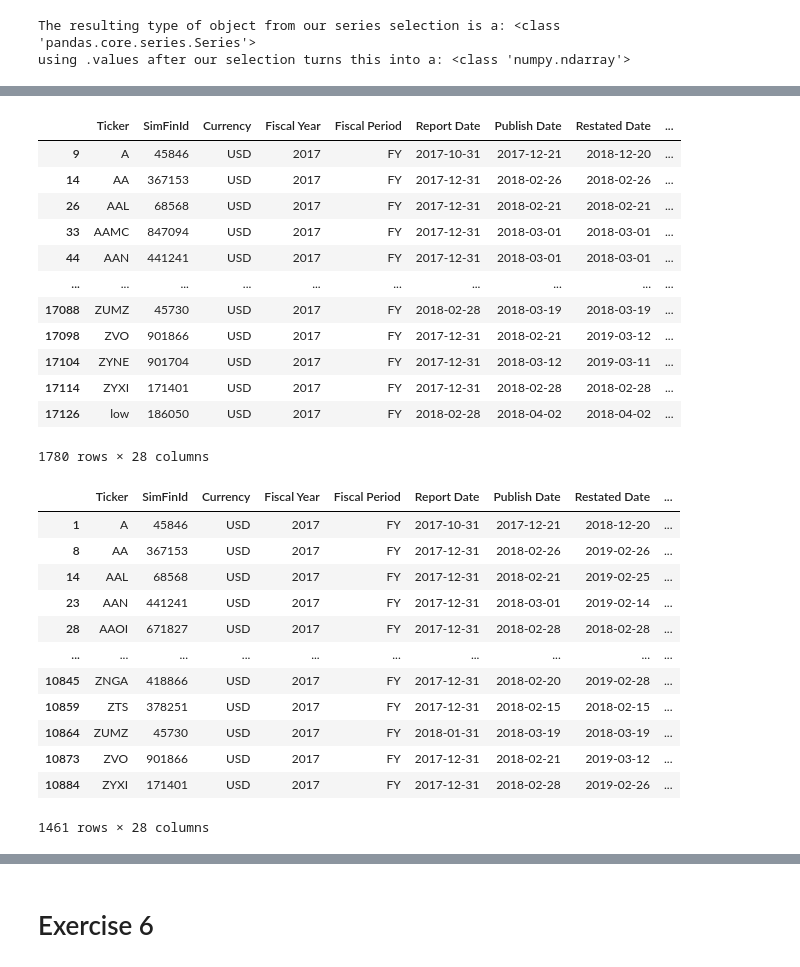
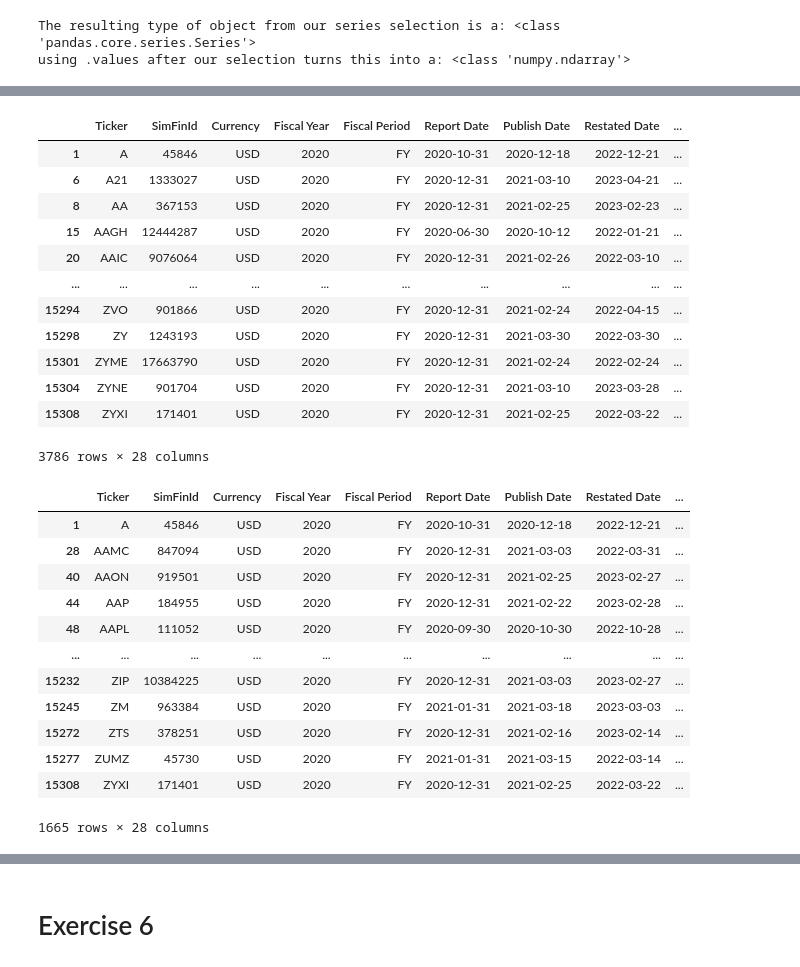
Before and after one commit to Damonlee92/Build_Your_Own_AI_Investor_2024, a Jupyter notebook: Chapter_3_Intro_to_Python_Solutions/Chapter 3 - Exercise 6 - Pandas Basics.ipynb, the cells around one changed output, grey strips where cells are left out. Saved outputs shown, nothing was run; the diff lists cells and outputs as text; code cells hidden in the pictures.

```diff
--- a/Chapter_3_Intro_to_Python_Solutions/Chapter 3 - Exercise 6 - Pandas Basics.ipynb
+++ b/Chapter_3_Intro_to_Python_Solutions/Chapter 3 - Exercise 6 - Pandas Basics.ipynb
@@ -203,42 +203,42 @@ Income_Data[IsIt2017]
 # %%
 # Or if we want to do this kind of filter in a single line:
-Income_Data[Income_Data['Fiscal Year'] == 2017]
+Income_Data[Income_Data['Fiscal Year'] == 2020]
 # Which is basically: 'I want the rows of Income_Data where the Income_Data Fiscal Year column is 2017.'
 # Notice there are only 1,726 rows instead of 15,125
 # %% [output]
 |  | Ticker | SimFinId | Currency | Fiscal Year | Fiscal Period | Report Date | Publish Date | Restated Date | ... |
-| 9 | A | 45846 | USD | 2017 | FY | 2017-10-31 | 2017-12-21 | 2018-12-20 | ... |
-| 14 | AA | 367153 | USD | 2017 | FY | 2017-12-31 | 2018-02-26 | 2018-02-26 | ... |
-| 26 | AAL | 68568 | USD | 2017 | FY | 2017-12-31 | 2018-02-21 | 2018-02-21 | ... |
-| 33 | AAMC | 847094 | USD | 2017 | FY | 2017-12-31 | 2018-03-01 | 2018-03-01 | ... |
-| 44 | AAN | 441241 | USD | 2017 | FY | 2017-12-31 | 2018-03-01 | 2018-03-01 | ... |
+| 1 | A | 45846 | USD | 2020 | FY | 2020-10-31 | 2020-12-18 | 2022-12-21 | ... |
+| 6 | A21 | 1333027 | USD | 2020 | FY | 2020-12-31 | 2021-03-10 | 2023-04-21 | ... |
+| 8 | AA | 367153 | USD | 2020 | FY | 2020-12-31 | 2021-02-25 | 2023-02-23 | ... |
+| 15 | AAGH | 12444287 | USD | 2020 | FY | 2020-06-30 | 2020-10-12 | 2022-01-21 | ... |
+| 20 | AAIC | 9076064 | USD | 2020 | FY | 2020-12-31 | 2021-02-26 | 2022-03-10 | ... |
 | ... | ... | ... | ... | ... | ... | ... | ... | ... | ... |
-| 17088 | ZUMZ | 45730 | USD | 2017 | FY | 2018-02-28 | 2018-03-19 | 2018-03-19 | ... |
-| 17098 | ZVO | 901866 | USD | 2017 | FY | 2017-12-31 | 2018-02-21 | 2019-03-12 | ... |
-| 17104 | ZYNE | 901704 | USD | 2017 | FY | 2017-12-31 | 2018-03-12 | 2019-03-11 | ... |
-| 17114 | ZYXI | 171401 | USD | 2017 | FY | 2017-12-31 | 2018-02-28 | 2018-02-28 | ... |
-| 17126 | low | 186050 | USD | 2017 | FY | 2018-02-28 | 2018-04-02 | 2018-04-02 | ... |
+| 15294 | ZVO | 901866 | USD | 2020 | FY | 2020-12-31 | 2021-02-24 | 2022-04-15 | ... |
+| 15298 | ZY | 1243193 | USD | 2020 | FY | 2020-12-31 | 2021-03-30 | 2022-03-30 | ... |
+| 15301 | ZYME | 17663790 | USD | 2020 | FY | 2020-12-31 | 2021-02-24 | 2022-02-24 | ... |
+| 15304 | ZYNE | 901704 | USD | 2020 | FY | 2020-12-31 | 2021-03-10 | 2023-03-28 | ... |
+| 15308 | ZYXI | 171401 | USD | 2020 | FY | 2020-12-31 | 2021-02-25 | 2022-03-22 | ... |
-1780 rows × 28 columns
+3786 rows × 28 columns
 # %%
 # Separate out all reports from 2017 only
 # And company with profit above $1000.
-IsIt2017 = (Income_Data['Fiscal Year'] == 2017)
+IsIt2017 = (Income_Data['Fiscal Year'] == 2020)
 HasIncome = (Income_Data['Net Income'] >= 1000)
 Income_Data[HasIncome & IsIt2017]
 # %% [output]
 |  | Ticker | SimFinId | Currency | Fiscal Year | Fiscal Period | Report Date | Publish Date | Restated Date | ... |
-| 1 | A | 45846 | USD | 2017 | FY | 2017-10-31 | 2017-12-21 | 2018-12-20 | ... |
-| 8 | AA | 367153 | USD | 2017 | FY | 2017-12-31 | 2018-02-26 | 2019-02-26 | ... |
-| 14 | AAL | 68568 | USD | 2017 | FY | 2017-12-31 | 2018-02-21 | 2019-02-25 | ... |
-| 23 | AAN | 441241 | USD | 2017 | FY | 2017-12-31 | 2018-03-01 | 2019-02-14 | ... |
-| 28 | AAOI | 671827 | USD | 2017 | FY | 2017-12-31 | 2018-02-28 | 2018-02-28 | ... |
+| 1 | A | 45846 | USD | 2020 | FY | 2020-10-31 | 2020-12-18 | 2022-12-21 | ... |
+| 28 | AAMC | 847094 | USD | 2020 | FY | 2020-12-31 | 2021-03-03 | 2022-03-31 | ... |
+| 40 | AAON | 919501 | USD | 2020 | FY | 2020-12-31 | 2021-02-25 | 2023-02-27 | ... |
+| 44 | AAP | 184955 | USD | 2020 | FY | 2020-12-31 | 2021-02-22 | 2023-02-28 | ... |
+| 48 | AAPL | 111052 | USD | 2020 | FY | 2020-09-30 | 2020-10-30 | 2022-10-28 | ... |
 | ... | ... | ... | ... | ... | ... | ... | ... | ... | ... |
-| 10845 | ZNGA | 418866 | USD | 2017 | FY | 2017-12-31 | 2018-02-20 | 2019-02-28 | ... |
-| 10859 | ZTS | 378251 | USD | 2017 | FY | 2017-12-31 | 2018-02-15 | 2018-02-15 | ... |
-| 10864 | ZUMZ | 45730 | USD | 2017 | FY | 2018-01-31 | 2018-03-19 | 2018-03-19 | ... |
-| 10873 | ZVO | 901866 | USD | 2017 | FY | 2017-12-31 | 2018-02-21 | 2019-03-12 | ... |
-| 10884 | ZYXI | 171401 | USD | 2017 | FY | 2017-12-31 | 2018-02-28 | 2019-02-26 | ... |
+| 15232 | ZIP | 10384225 | USD | 2020 | FY | 2020-12-31 | 2021-03-03 | 2023-02-27 | ... |
+| 15245 | ZM | 963384 | USD | 2020 | FY | 2021-01-31 | 2021-03-18 | 2023-03-03 | ... |
+| 15272 | ZTS | 378251 | USD | 2020 | FY | 2020-12-31 | 2021-02-16 | 2023-02-14 | ... |
+| 15277 | ZUMZ | 45730 | USD | 2020 | FY | 2021-01-31 | 2021-03-15 | 2022-03-14 | ... |
+| 15308 | ZYXI | 171401 | USD | 2020 | FY | 2020-12-31 | 2021-02-25 | 2022-03-22 | ... |
-1461 rows × 28 columns
+1665 rows × 28 columns
 # %%
 # Let's order the stocks for financial year 2017 by net income.
 # Within a DataFrame the rows can be ordered as follows:
```
Also changed, not shown: parts of 51 cells of this notebook, 4 other files.
